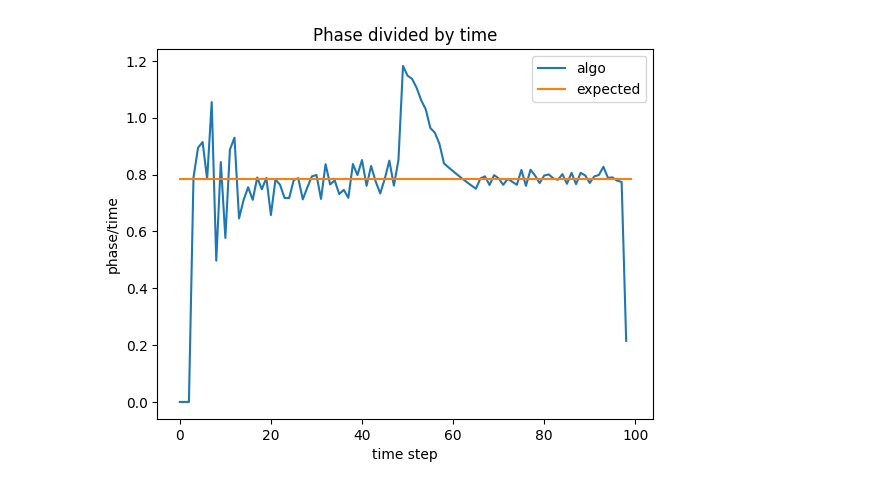
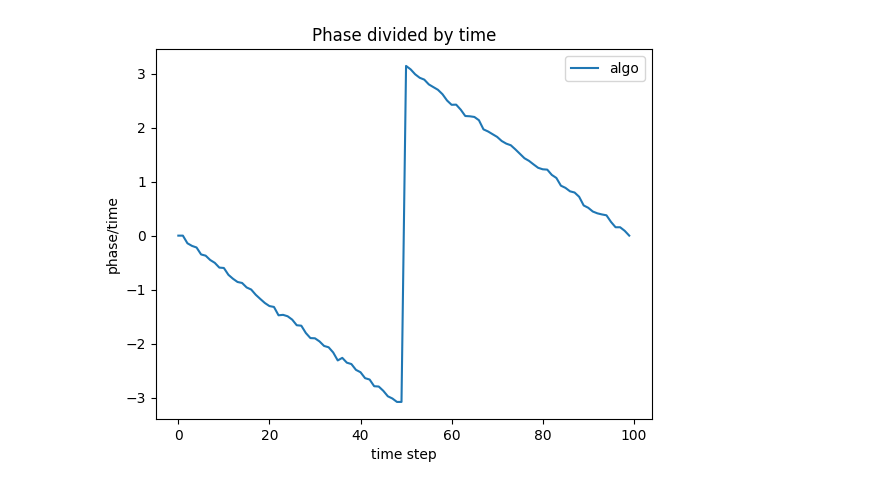
Before and after one commit to Quantum-Linear-Algebra/ODMD, a Jupyter notebook: ODMD.ipynb, the cells around one changed output. Cells and saved outputs as stored; diff of their text form; code cells hidden in the pictures.

```diff
--- a/ODMD.ipynb
+++ b/ODMD.ipynb
@@ -83,16 +95,13 @@ def run_hadamard_test(ham, t):
 # %%
 data_points = 100
-t_list = np.linspace(0,2*pi, data_points)
+t_list = np.linspace(0, 2*pi, data_points)
 # print(t_list)
-Ham = create_hamiltonian(2, 0)
+Ham = create_hamiltonian(2,0)
 phases = []
 for t in t_list:
-    if t == 0: continue
-    phase = math.acos(run_hadamard_test(Ham, t))
-    # print(t,t%(2*pi))
-    if t % (2*pi) > pi:
-        phase = 2*pi-phase
-    phase = phase/t
+    # if t == 0: continue
+    phase = run_hadamard_test(Ham, t)
+    # phase = phase/t
     phases.append(phase)
-    # print("phase is", phase)
+    print("phase is", phase)
 # %% [output]
@@ -116,14 +144,14 @@ Lowest energy Eigenvalue (0.7853981633974483+0j)
 # %%
 real_phase = [np.linalg.eigvals(Ham)[0].real for _ in range(data_points)]
 plt.title("Phase divided by time")
 plt.xlabel("time step")
 plt.ylabel("phase/time")
 plt.plot(phases, label = "algo")
-plt.plot(real_phase, label = "expected")
+# plt.plot(real_phase, label = "expected")
 plt.legend()
 plt.show()
 # %% [output]
-[figure, old version]
+[figure, new version]
 # %%
 def generate_s_k(ham, k, Dt, K):
     # use real hadmard test to generate data
```
Also changed, not shown: parts of 6 cells of this notebook.
